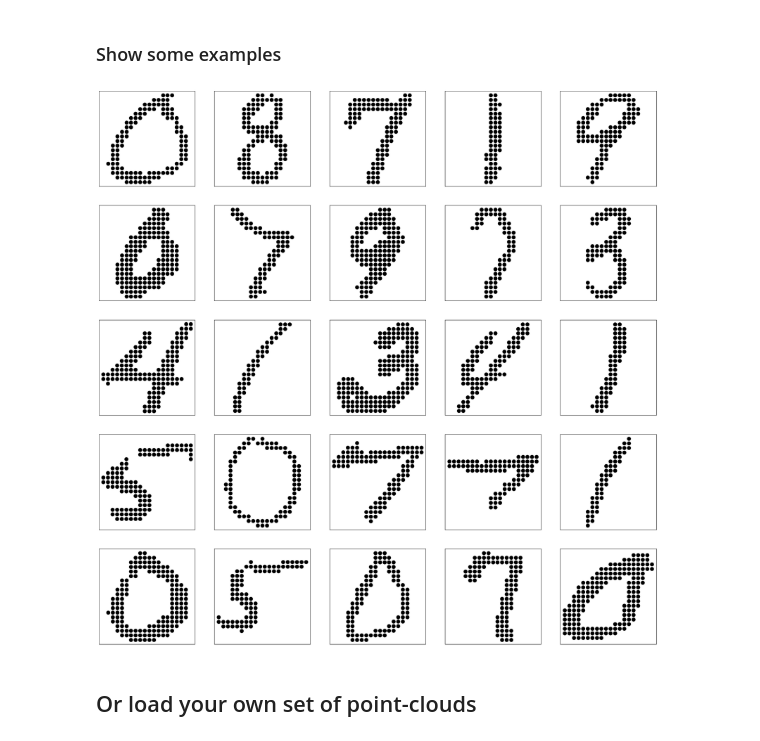
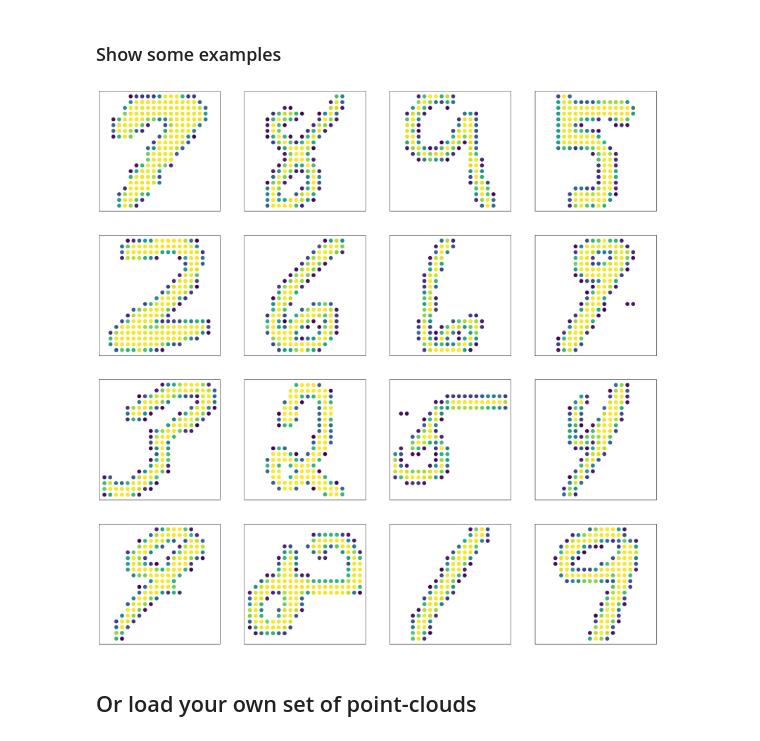
Before and after one commit to dpeerlab/WassersteinWormhole, a Jupyter notebook: docs/source/tutorial/Wormhole_Tutorial.ipynb, the cells around one changed output. Saved outputs shown, nothing was run; the diff lists cells and outputs as text; code cells hidden in the pictures.

```diff
--- a/docs/source/tutorial/Wormhole_Tutorial.ipynb
+++ b/docs/source/tutorial/Wormhole_Tutorial.ipynb
@@ -39,20 +39,22 @@ thresh = skimage.filters.threshold_otsu(image_train.reshape([-1]))
 # %%
-pc_train = [np.stack(np.where(image>thresh), axis = 1) for image in image_train]
-pc_test = [np.stack(np.where(image>thresh), axis = 1) for image in image_test]
+pc_train, weight_train = [np.stack(np.where(image>0), axis = 1) for image in image_train], [image[image>0]/image[image>0].sum() for image in image_train]
+pc_test, weight_test = [np.stack(np.where(image>0), axis = 1) for image in image_test], [image[image>0]/image[image>0].sum() for image in image_test]
 # %% [markdown]
 ### Show some examples
 # %%
+thresh = skimage.filters.threshold_otsu(image_train.reshape([-1]))
 fig = plt.figure(figsize = (25,25))
-for _ in range(25):
-    ind = np.random.choice(np.arange(len(pc_train)))
-    plt.subplot(5,5,1+_)
-    plt.scatter(pc_train[ind][:, 1], -pc_train[ind][:, 0], c = 'black', s = 80)
+for _ in range(16):
+    i = np.random.choice(np.arange(image_train.shape[0]))
+
+    plt.subplot(4,4,1+_)
+    plt.scatter(pc_train[i][:, 1], -pc_train[i][:, 0], c = weight_train[i], s = 80)
+    plt.axis('equal')
     plt.xticks([])
     plt.yticks([])
-    plt.axis('equal')
 plt.show()
 # %% [output]
-[figure, old version]
+[figure, new version]
 # %% [markdown]
 ## Or load your own set of point-clouds
 # %%
```
Also changed, not shown: parts of 16 cells of this notebook.
